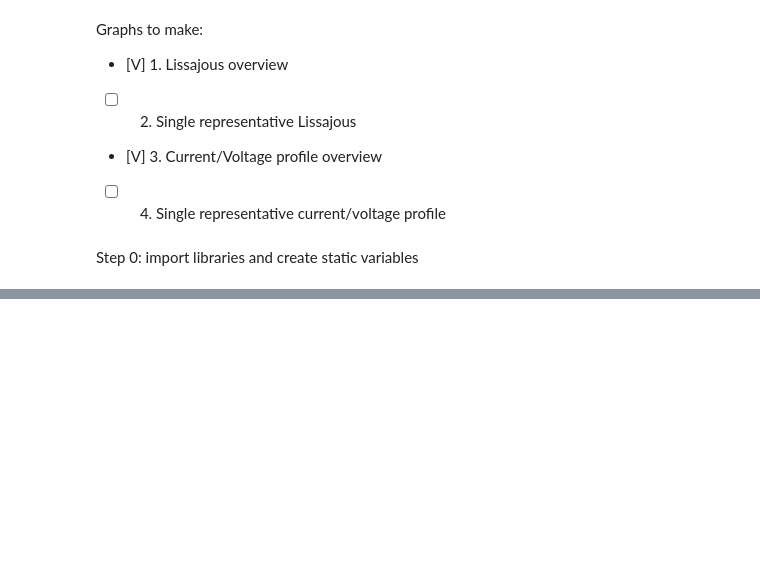
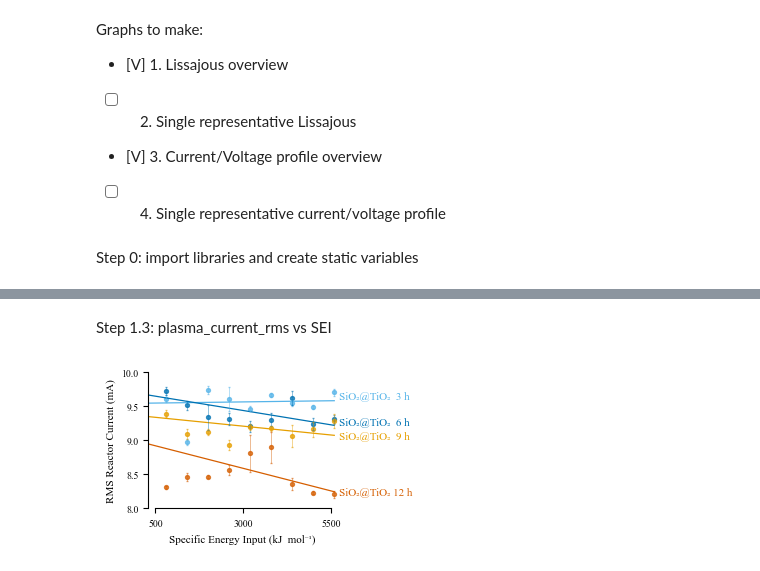
Before and after one commit to sbossier/ladca_desine_coating_paper, a Jupyter notebook: electrical_data_visualisation.ipynb, the cells around one changed output, grey strips where cells are left out. Saved outputs shown, nothing was run; the diff lists cells and outputs as text; code cells hidden in the pictures; blank space fills up the shorter version.

```diff
--- a/electrical_data_visualisation.ipynb
+++ b/electrical_data_visualisation.ipynb
@@ -61,0 +265,74 @@ df = pd.read_csv(file_path)
+# %% [markdown]
+Step 1.3: plasma_current_rms vs SEI
+# %%
+# Create a scatter plot with a linreg line for each material_name
+g = sns.lmplot(
+    x="sei_ideal_kjmol",
+    y="plasma_rms_current_mA",
+    data=df_mean,
+    hue="material_name",
+    hue_order=packing_order,
+    palette=packing_colors,
+    height=5/2.54,
+    aspect=1.66,
+    order=1,
+    ci=None,
+    legend=False,
+    scatter_kws={"s": 8, "alpha": alpha},
+    line_kws={"lw": 0.9}
+)
+
+g.set_xlabels("Specific Energy Input (kJ  mol⁻¹)", fontsize=8)
+g.set_ylabels("RMS Reactor Current (mA)", fontsize=8)
+
+ax = g.axes.flatten()[0]
+
+for packing in df_mean['material_name'].unique():
+    subset = df_mean[df_mean['material_name'] == packing]
+    ax.errorbar(
+        x=subset['sei_ideal_kjmol'],
+        y=subset['plasma_rms_current_mA'],
+        yerr=subset['plasma_rms_current_mA_err'],
+        fmt='none',
+        ecolor=packing_colors[packing],
+        elinewidth=0.5,
+        capsize=1,
+        capthick=0.95,
+        alpha=0.6
+    )
+
+# Define the label points manually
+label_points = {
+    'SiO₂@TiO₂  3 h': (5600, 9.6),
+    'SiO₂@TiO₂  6 h': (5600, 9.22),
+    'SiO₂@TiO₂  9 h': (5600, 9.02),
+    'SiO₂@TiO₂ 12 h':  (5600, 8.2)
+}
+
+# Loop through each item in label_points
+# and add a text label with an offset
+for material, (x, y) in label_points.items():
+    ax.annotate(
+        text=material,
+        xy=(x, y),
+        xytext=(3,0),
+        textcoords='offset points',
+        fontsize=8,
+        color=packing_colors[material]
+    )
+
+ax.set_xlim(300, 5650)
+ax.spines['bottom'].set_bounds(500, 5500)
+ax.set_xticks(ticks=[500, 3000, 5500])
+
+ax.set_ylim(8, 10)
+ax.spines['left'].set_bounds(8, 10)
+
+plt.tight_layout()
+plt.savefig(
+    r"C:\Users\sbossier\Dropbox\Apps\Overleaf\ladca_desine_paper_coating\figs\sander_rms_reactor_I_vs_sei.pdf",
+    bbox_inches='tight'
+)
+plt.show()
+# %% [output]
+[figure, added]
```
Also changed, not shown: parts of 27 cells of this notebook, 1 other file.
